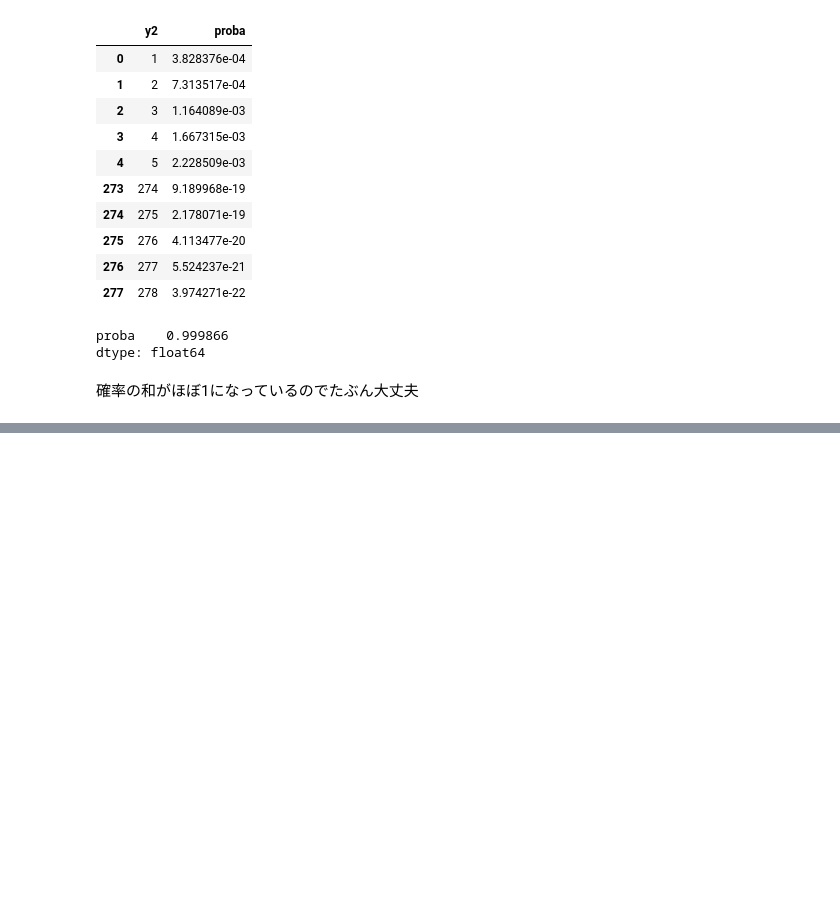
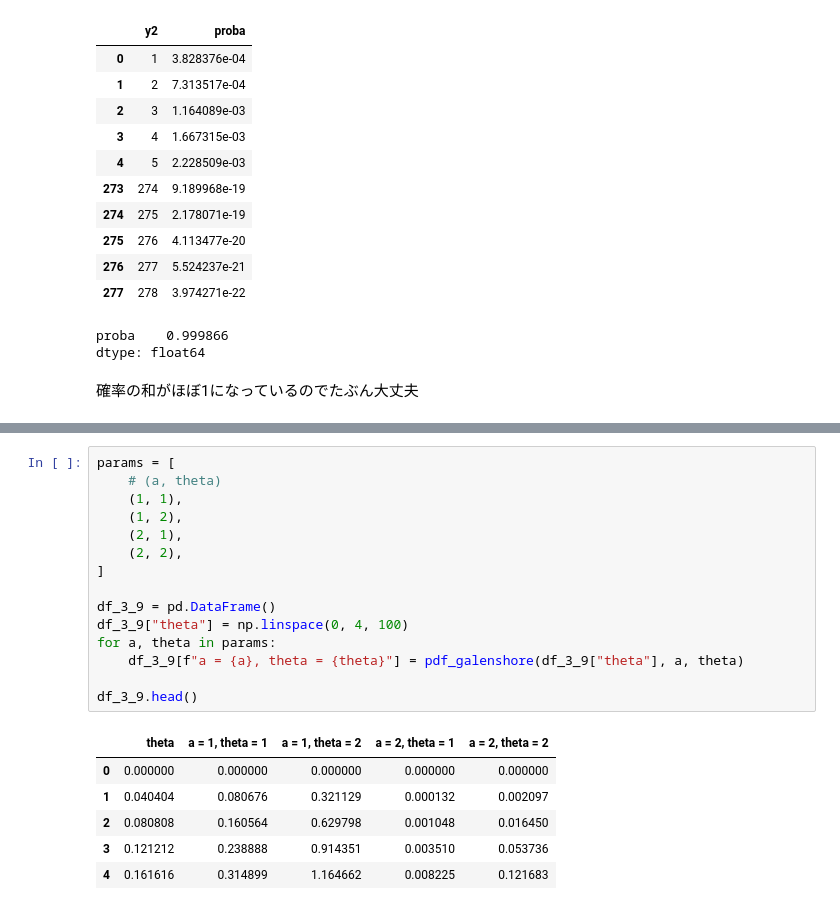
Before and after one commit to savioursho/a-first-cource-in-baysian-statistical-methods, a Jupyter notebook: notebooks/chapter03/chapter03.ipynb, the cells around one changed output, grey strips where cells are left out. Saved outputs shown, nothing was run; the diff lists cells and outputs as text; blank space fills up the shorter version.

```diff
--- a/notebooks/chapter03/chapter03.ipynb
+++ b/notebooks/chapter03/chapter03.ipynb
@@ -1109,0 +1174,22 @@ dtype: float64
+# %%
+params = [
+    # (a, theta)
+    (1, 1),
+    (1, 2),
+    (2, 1),
+    (2, 2),
+]
+
+df_3_9 = pd.DataFrame()
+df_3_9["theta"] = np.linspace(0, 4, 100)
+for a, theta in params:
+    df_3_9[f"a = {a}, theta = {theta}"] = pdf_galenshore(df_3_9["theta"], a, theta)
+
+df_3_9.head()
+# %% [output]
+|  | theta | a = 1, theta = 1 | a = 1, theta = 2 | a = 2, theta = 1 | a = 2, theta = 2 |
+| 0 | 0.000000 | 0.000000 | 0.000000 | 0.000000 | 0.000000 |
+| 1 | 0.040404 | 0.080676 | 0.321129 | 0.000132 | 0.002097 |
+| 2 | 0.080808 | 0.160564 | 0.629798 | 0.001048 | 0.016450 |
+| 3 | 0.121212 | 0.238888 | 0.914351 | 0.003510 | 0.053736 |
+| 4 | 0.161616 | 0.314899 | 1.164662 | 0.008225 | 0.121683 |
```
Also changed, not shown: parts of 20 cells of this notebook.
